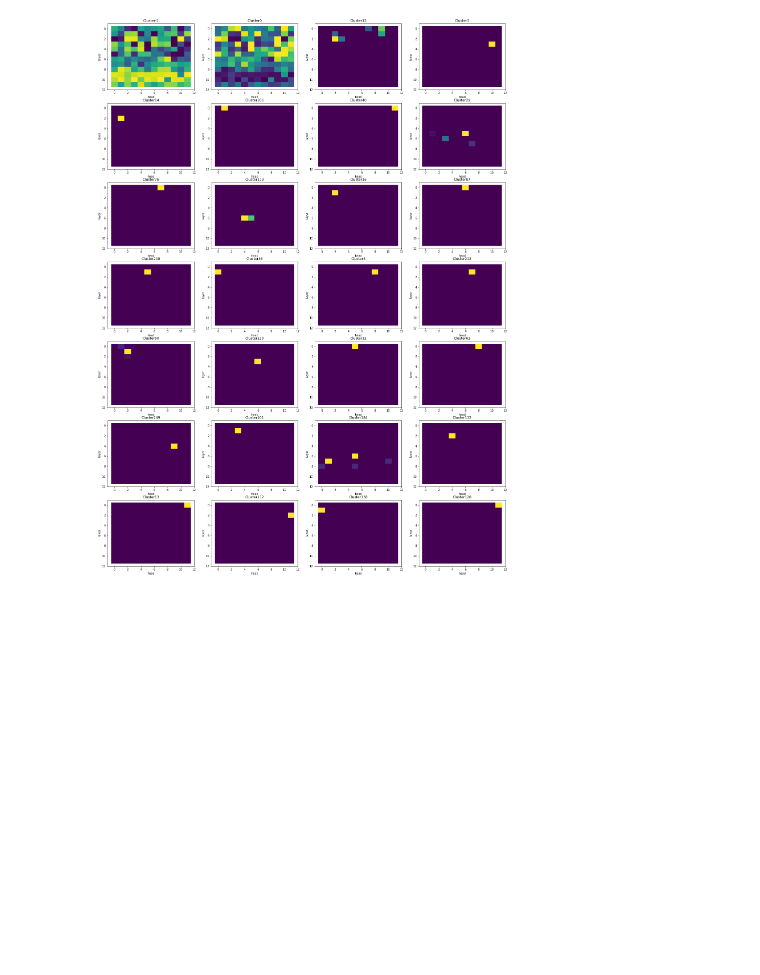
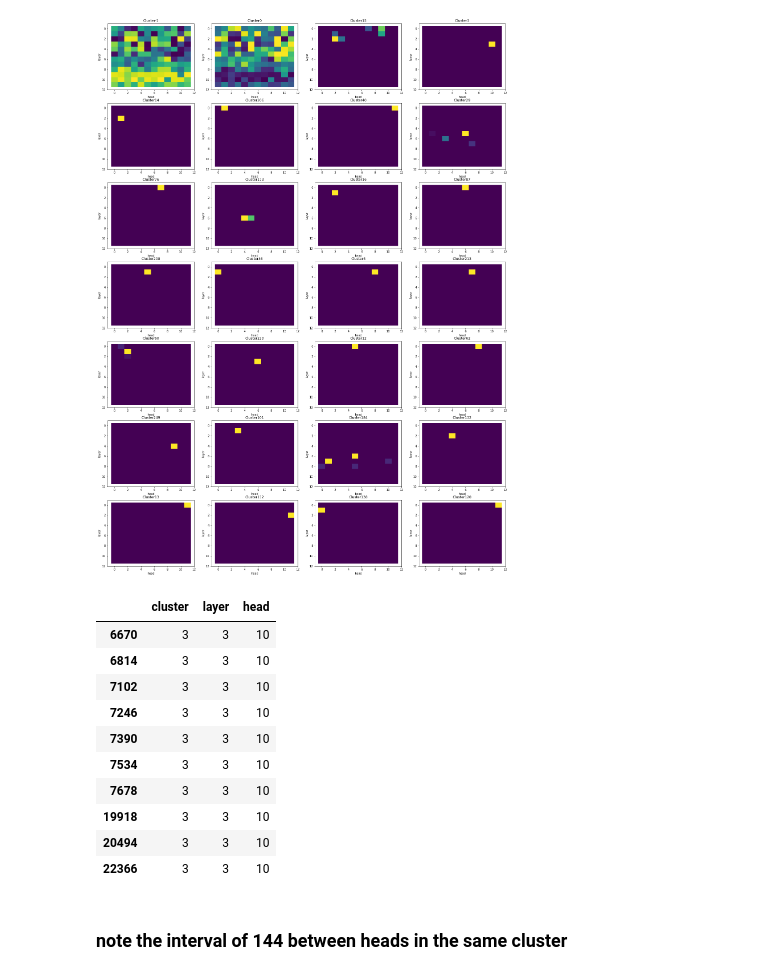
Before and after one commit to pschroedl/transformer_attention_clustering, a Jupyter notebook: clustering/dbscan_cluster_analysis.ipynb, the cells around one changed output. Drawn from its saved outputs; the diff is of its cells as text; code cells hidden in the pictures; blank space fills up the shorter version.

```diff
--- a/clustering/dbscan_cluster_analysis.ipynb
+++ b/clustering/dbscan_cluster_analysis.ipynb
@@ -153,3 +164,21 @@ clusters: 283
  76         41
 Name: cluster, dtype: int64
 [figure]
+# %%
+cluster_3 = df[df['cluster'] == 3]
+# %%
+cluster_3.head(10)
+# %% [output]
+|  | cluster | layer | head |
+| 6670 | 3 | 3 | 10 |
+| 6814 | 3 | 3 | 10 |
+| 7102 | 3 | 3 | 10 |
+| 7246 | 3 | 3 | 10 |
+| 7390 | 3 | 3 | 10 |
+| 7534 | 3 | 3 | 10 |
+| 7678 | 3 | 3 | 10 |
+| 19918 | 3 | 3 | 10 |
+| 20494 | 3 | 3 | 10 |
+| 22366 | 3 | 3 | 10 |
+# %% [markdown]
+### note the interval of 144 between heads in the same cluster
```
Also changed, not shown: parts of 7 cells of this notebook, 2 other files.
